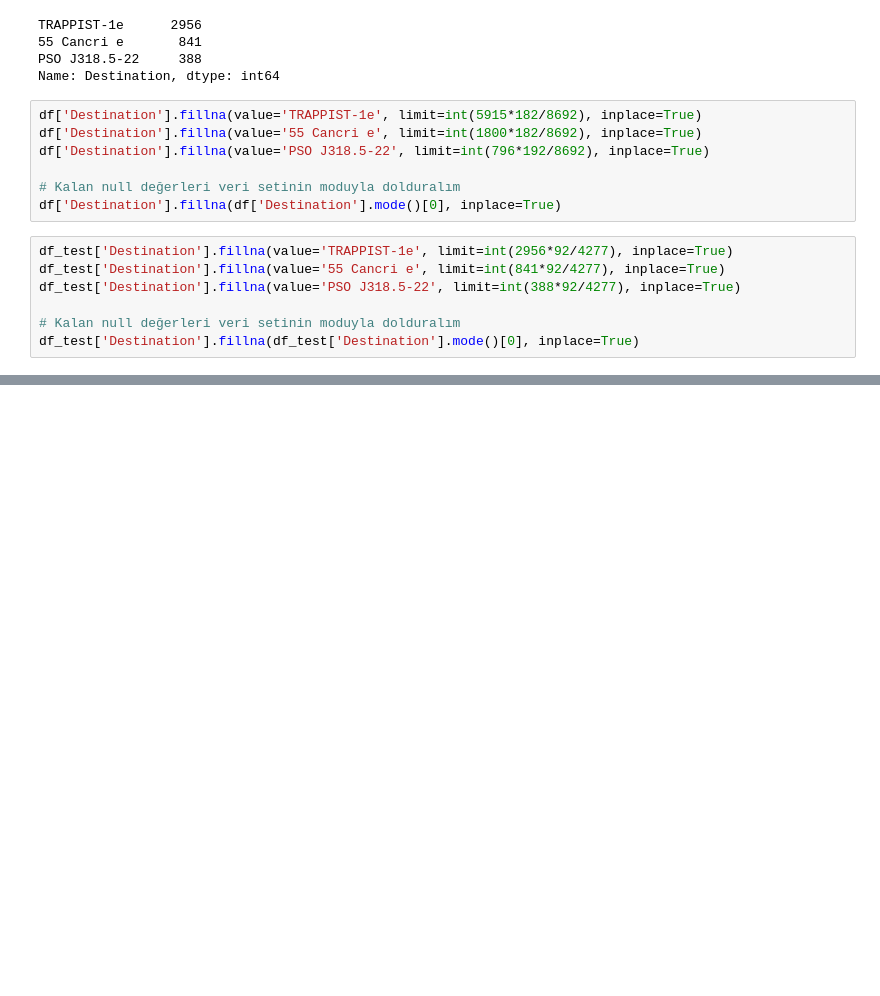
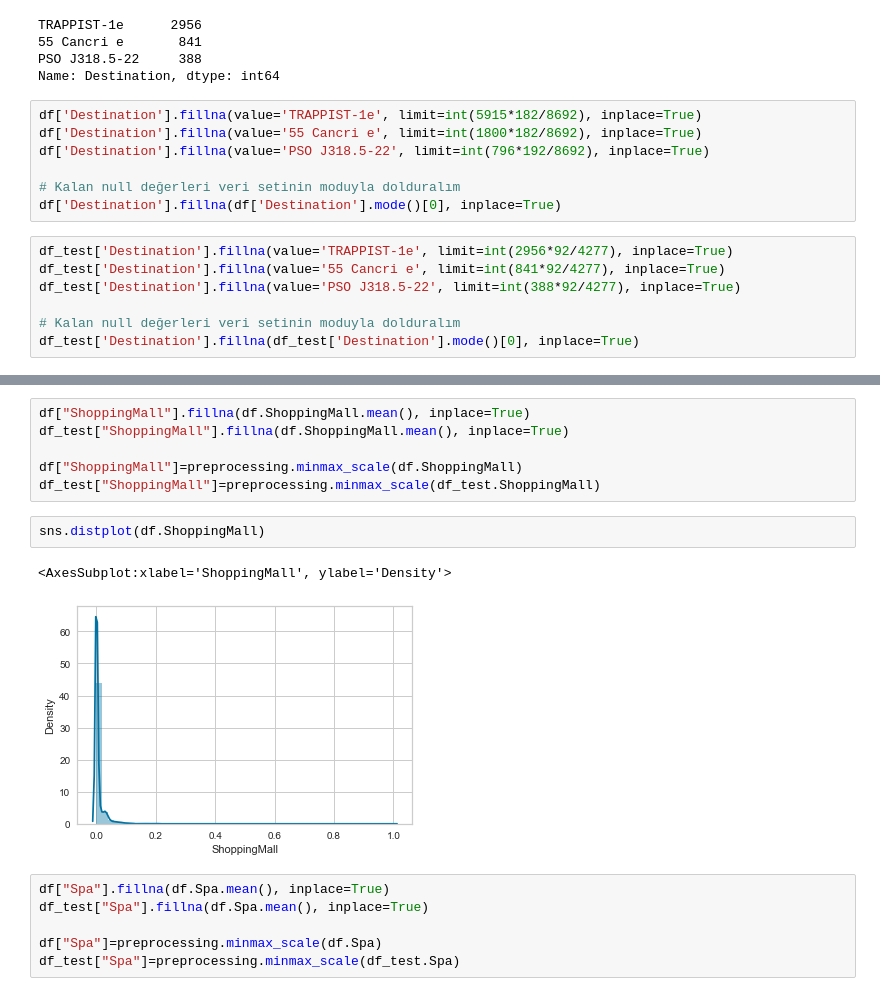
Before and after one commit to marbc3/Spaceship-Titanic, a Jupyter notebook: spaceshiptitanic.ipynb, the cells around one changed output, grey strips where cells are left out. Drawn from its saved outputs; the diff is of its cells as text; blank space fills up the shorter version.

```diff
--- a/spaceshiptitanic.ipynb
+++ b/spaceshiptitanic.ipynb
@@ -247,0 +309,17 @@ df_test['Destination'].fillna(df_test['Destination'].mode()[0], inplace=True)
+# %%
+df["ShoppingMall"].fillna(df.ShoppingMall.mean(), inplace=True)
+df_test["ShoppingMall"].fillna(df.ShoppingMall.mean(), inplace=True)
+
+df["ShoppingMall"]=preprocessing.minmax_scale(df.ShoppingMall)
+df_test["ShoppingMall"]=preprocessing.minmax_scale(df_test.ShoppingMall)
+# %%
+sns.distplot(df.ShoppingMall)
+# %% [output]
+<AxesSubplot:xlabel='ShoppingMall', ylabel='Density'>
+[figure, added]
+# %%
+df["Spa"].fillna(df.Spa.mean(), inplace=True)
+df_test["Spa"].fillna(df.Spa.mean(), inplace=True)
+
+df["Spa"]=preprocessing.minmax_scale(df.Spa)
+df_test["Spa"]=preprocessing.minmax_scale(df_test.Spa)
```
Also changed, not shown: parts of 47 cells of this notebook.
